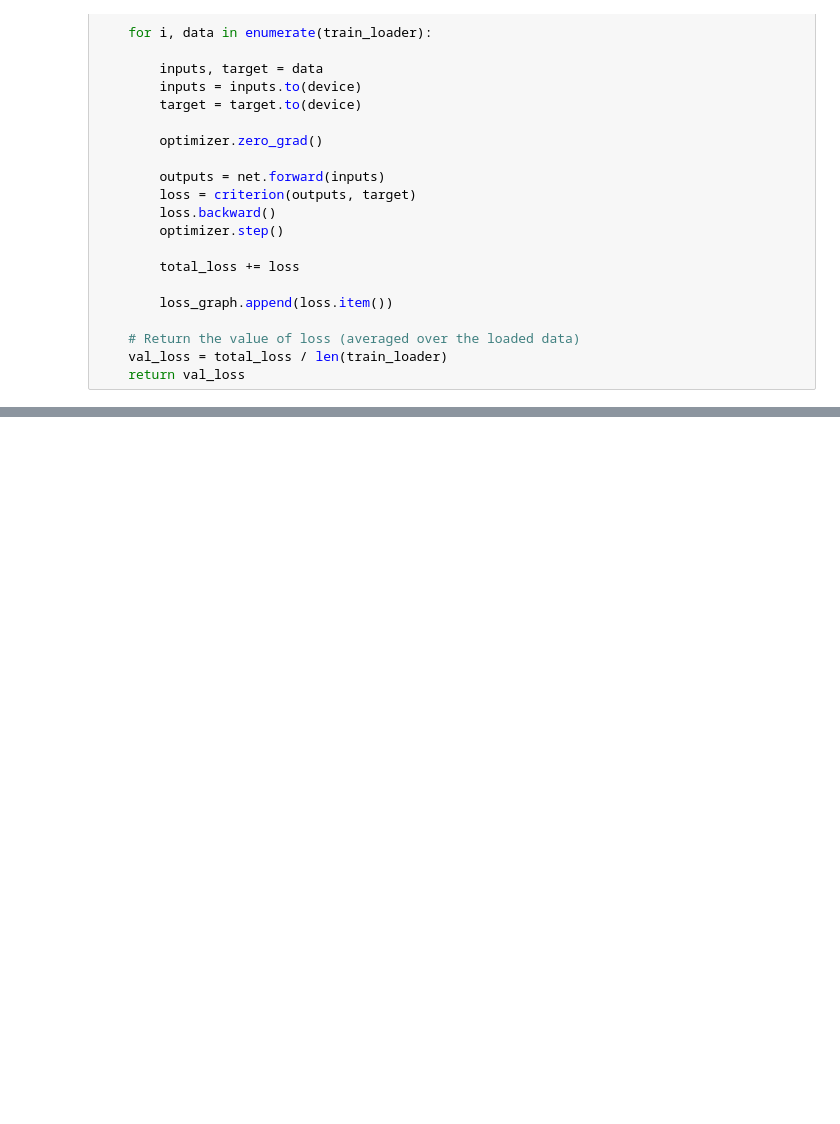
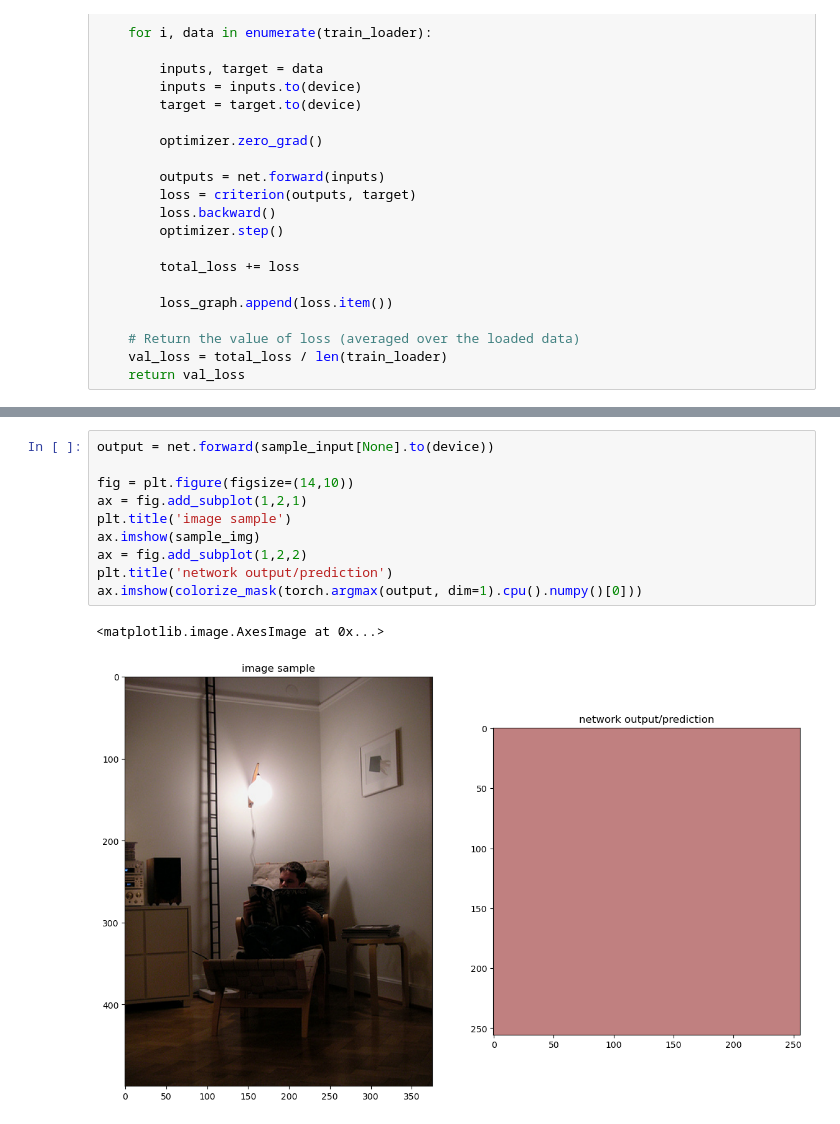
Before and after one commit to tofuuuuuuu/cs484-final-project, a Jupyter notebook: wsss.ipynb, the cells around one changed output, grey strips where cells are left out. Drawn from its saved outputs; the diff is of its cells as text; blank space fills up the shorter version.

```diff
--- a/wsss.ipynb
+++ b/wsss.ipynb
@@ -394,0 +497,13 @@ ax.imshow(colorize_mask(torch.argmax(overfit_output, dim=1).cpu().numpy()[0]))
+# %%
+output = net.forward(sample_input[None].to(device))
+
+fig = plt.figure(figsize=(14,10))
+ax = fig.add_subplot(1,2,1)
+plt.title('image sample')
+ax.imshow(sample_img)
+ax = fig.add_subplot(1,2,2)
+plt.title('network output/prediction')
+ax.imshow(colorize_mask(torch.argmax(output, dim=1).cpu().numpy()[0]))
+# %% [output]
+<matplotlib.image.AxesImage at 0x...>
+[figure, added]
```
Also changed, not shown: parts of 8 cells of this notebook.
